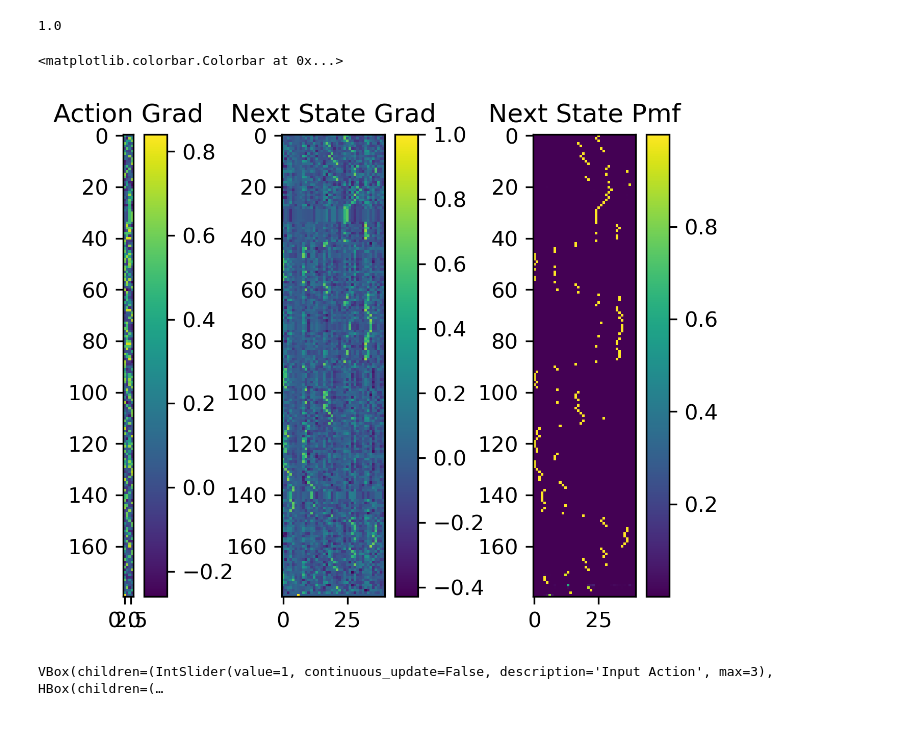
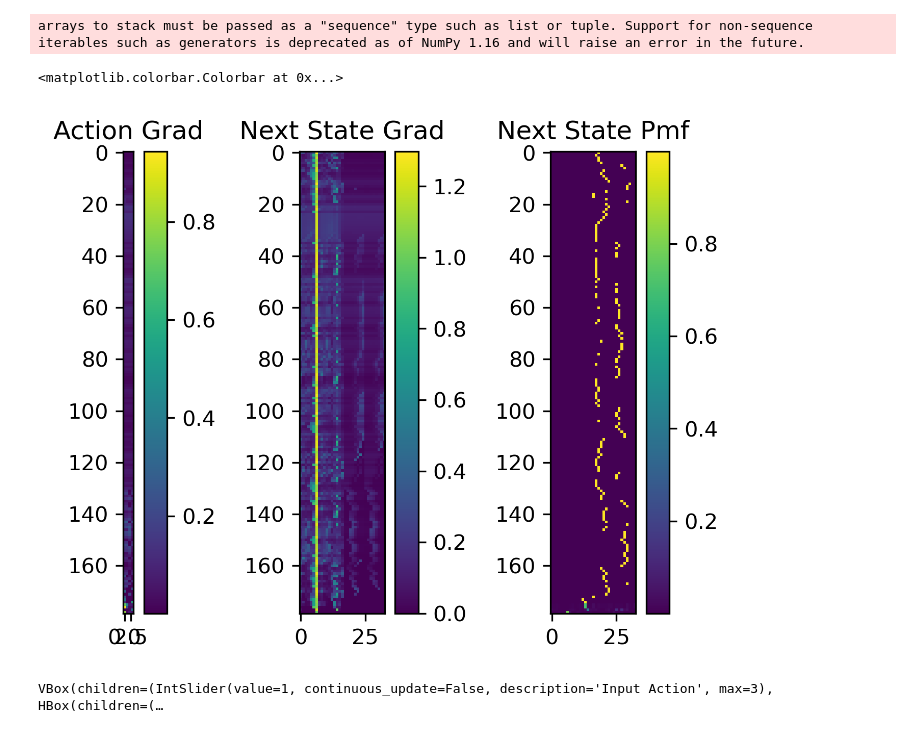
Before and after one commit to TolgaOk/Modular-Baselines, a Jupyter notebook: modular_baselines/vca/maze/VCA-maze.ipynb, the cells around one changed output. Cells and saved outputs as stored; diff of their text form; code cells hidden in the pictures.

```diff
--- a/modular_baselines/vca/maze/VCA-maze.ipynb
+++ b/modular_baselines/vca/maze/VCA-maze.ipynb
@@ -31,7 +32,7 @@ now = datetime.datetime.now().strftime("%m-%d-%Y-%H-%M-%S")
 args = dict(
     state_size = 11,
     buffer_size = 10000,
-    policy_hidden_size = 32,
+    policy_hidden_size = 64,
     policy_tau = 1,
     transition_hidden_size = 32,
     transition_module_tau = 1,
@@ -39,15 +40,16 @@ args = dict(
     reward_hidden_size = 16,
     reward_module_tau = 1,
     batchsize = 32,
-    entropy_coef = 0.01,
+    entropy_coef = 0.05,
     rollout_len=10,
     total_timesteps=int(1e4),
     device="cpu",
     log_interval=95,
-    trans_lr=3e-3,
+    trans_lr=3e-2,
     policy_lr=3e-3,
     reward_lr=1e-3,
     use_gumbel=False,
+    grad_norm=False,
     log_dir="logs/{}".format(now)
 )
 args = namedtuple("Args", args.keys())(*args.values())
@@ -72,7 +74,7 @@ policy_m = CategoricalPolicyModule(
     args.policy_hidden_size,
     tau=args.policy_tau,
     use_gumbel=args.use_gumbel)
-trans_m = MultiheadCatgoricalTransitionModule(
+trans_m = FullCategoricalTransitionModule(
     vecenv.observation_space.n,
     vecenv.action_space.n,
     state_set=torch.from_numpy(env.state_set),
@@ -208,6 +212,9 @@ def episode_grad(seed=1201):
     r_state_list = []
     r_action_list = []
     prob_list = []
+    reward_list = []
+
+    reward_tens = torch.from_numpy(env.expected_reward())
     done = False
     env.action_space.seed(seed)
 
@@ -235,44 +242,41 @@ def episode_grad(seed=1201):
         r_next_state.retain_grad()
         r_state_list.append(r_next_state)
 
+        reward_list.append((reward_tens * r_next_state).sum())
         r_state = r_next_state
 
-
-    reward_tens = torch.from_numpy(env.expected_reward())
-    exp_reward = (reward_tens * r_next_state).sum()
-    exp_reward.backward()
-    print(exp_reward.item())
-
+    sum(reward_list).backward()
+#     reward_list[-1].backward()
     return r_action_list, r_state_list, prob_list
 
 actions, states, pmfs = episode_grad()
 eps_acts_grad = torch.cat(list(map(lambda act: act.grad, actions)), dim=0)
 eps_state_grad = torch.cat(list(map(lambda state: state.grad, states)), dim=0)
 eps_pmfs = torch.cat(pmfs, dim=0)
 
 
 plt.figure(dpi=300)
 # print(eps_acts_grad)
 plt.subplot(131)
 plt.imshow(eps_acts_grad)
 plt.title("Action Grad")
 plt.colorbar()
 
 # print(eps_acts_grad)
 plt.subplot(132)
 plt.imshow(eps_state_grad)
 plt.title("Next State Grad")
 plt.colorbar()
 
 # print(eps_acts_grad)
 plt.subplot(133)
 plt.imshow(eps_pmfs)
 plt.title("Next State Pmf")
 plt.colorbar()
 # %% [output]
-1.0
+arrays to stack must be passed as a "sequence" type such as list or tuple. Support for non-sequence iterables such as generators is deprecated as of NumPy 1.16 and will raise an error in the future.
 <matplotlib.colorbar.Colorbar at 0x...>
-[figure, old version]
+[figure, new version]
 # %%
 from ipywidgets import Layout
 import bqplot.pyplot as plt
```
Also changed, not shown: parts of 6 cells of this notebook, 5 other files.
